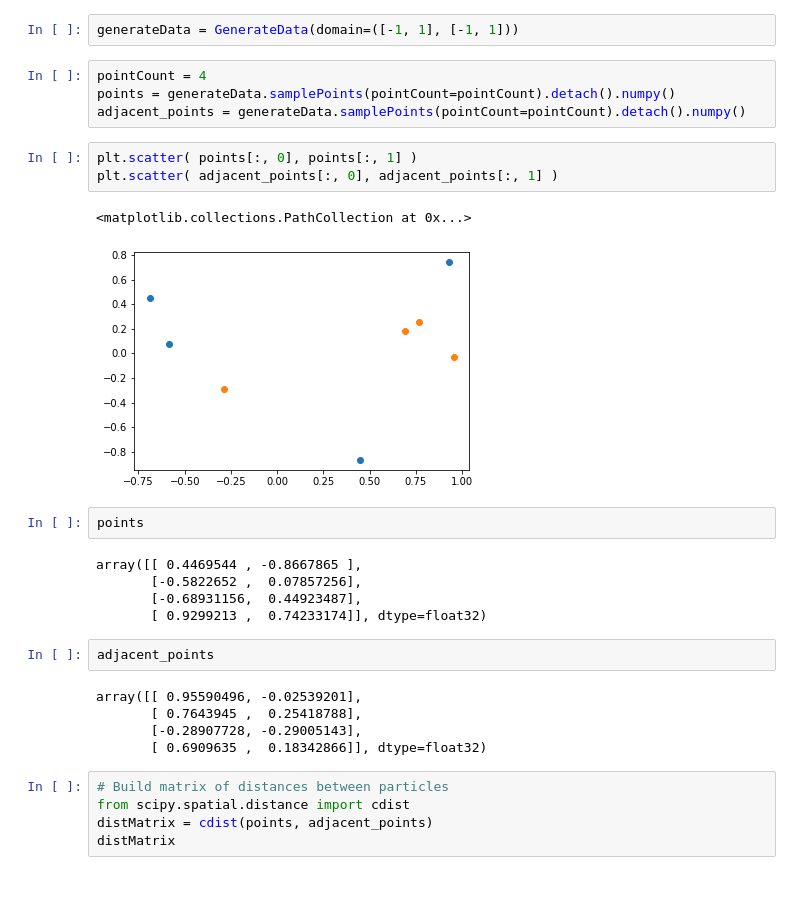
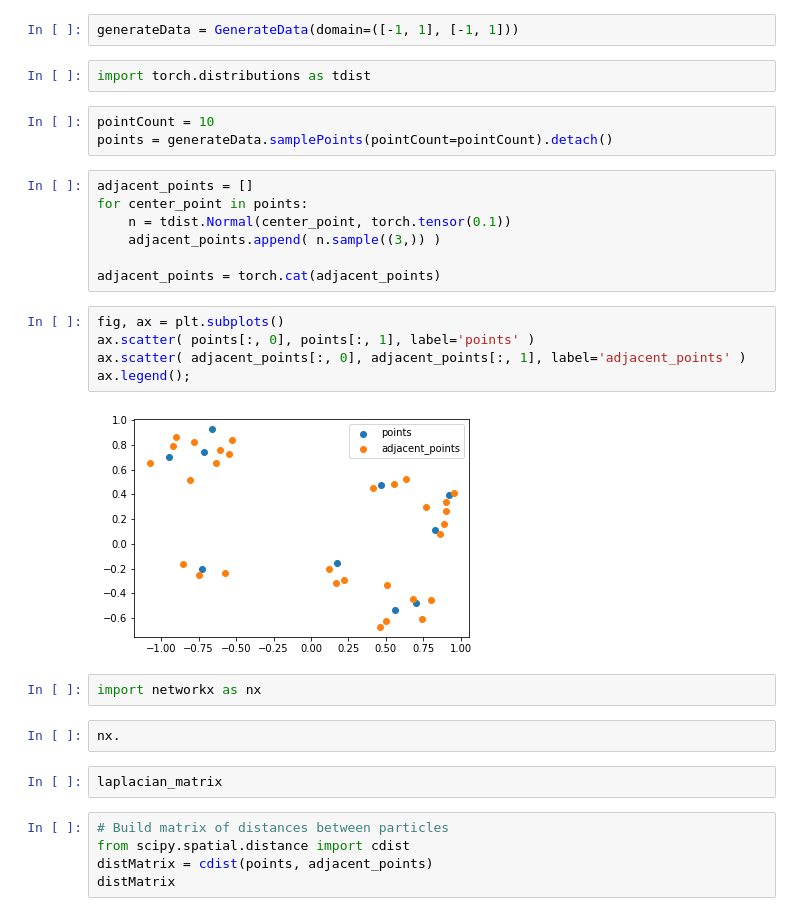
Before and after one commit to alaignelet/optimal_control, a Jupyter notebook: data_augmentation.ipynb, the cells around one changed output. Drawn from its saved outputs; the diff is of its cells as text; blank space fills up the shorter version.

```diff
--- a/data_augmentation.ipynb
+++ b/data_augmentation.ipynb
@@ -8,30 +8,31 @@ from pde import GenerateData, NeuralNet, LinearQuadraticRegulator2D
 from tqdm import tqdm
 # %%
 generateData = GenerateData(domain=([-1, 1], [-1, 1]))
+# %%
+import torch.distributions as tdist
 # %%
-pointCount = 4
-points = generateData.samplePoints(pointCount=pointCount).detach().numpy()
-adjacent_points = generateData.samplePoints(pointCount=pointCount).detach().numpy()
+pointCount = 10
+points = generateData.samplePoints(pointCount=pointCount).detach()
+# %%
+adjacent_points = []
+for center_point in points:
+    n = tdist.Normal(center_point, torch.tensor(0.1))
+    adjacent_points.append( n.sample((3,)) )
+
+adjacent_points = torch.cat(adjacent_points)
 # %%
-plt.scatter( points[:, 0], points[:, 1] )
-plt.scatter( adjacent_points[:, 0], adjacent_points[:, 1] )
+fig, ax = plt.subplots()
+ax.scatter( points[:, 0], points[:, 1], label='points' )
+ax.scatter( adjacent_points[:, 0], adjacent_points[:, 1], label='adjacent_points' )
+ax.legend();
 # %% [output]
-<matplotlib.collections.PathCollection at 0x...>
-[figure, old version]
+[figure, new version]
-# %%
-points
-# %% [output]
-array([[ 0.4469544 , -0.8667865 ],
-       [-0.5822652 ,  0.07857256],
-       [-0.68931156,  0.44923487],
-       [ 0.9299213 ,  0.74233174]], dtype=float32)
-# %%
-adjacent_points
-# %% [output]
-array([[ 0.95590496, -0.02539201],
-       [ 0.7643945 ,  0.25418788],
-       [-0.28907728, -0.29005143],
-       [ 0.6909635 ,  0.18342866]], dtype=float32)
+# %%
+import networkx as nx
+# %%
+nx.
+# %%
+laplacian_matrix
 # %%
 # Build matrix of distances between particles
 from scipy.spatial.distance import cdist
```
Also changed, not shown: 2 other files.
